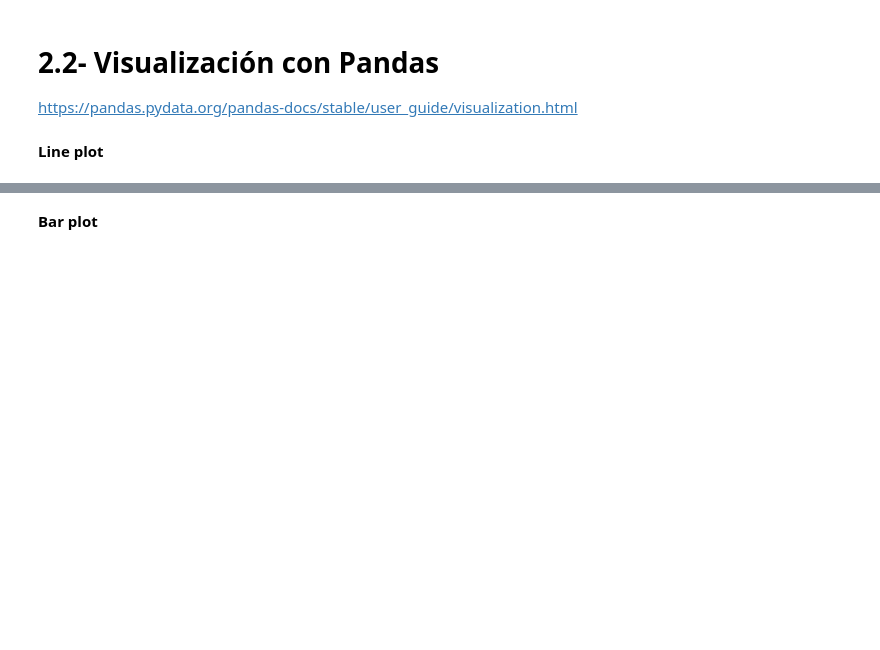
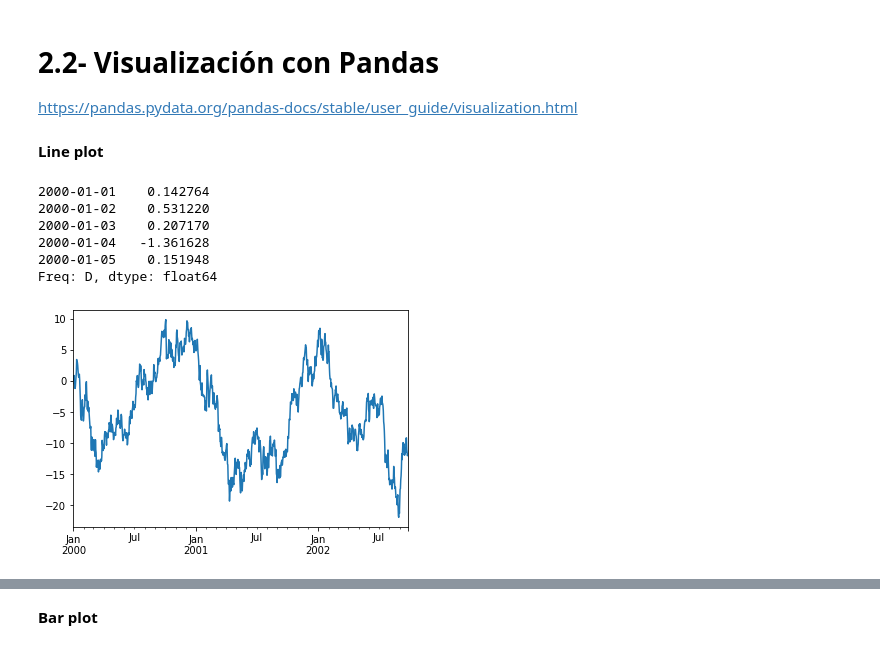
Before and after one commit to Ironhack-Data-Madrid-Abril-2021/Material_Clase, a Jupyter notebook: semana_4/2.2 - Visualizacion con Pandas.ipynb, the cells around one changed output, grey strips where cells are left out. Drawn from its saved outputs; the diff is of its cells as text; code cells hidden in the pictures; blank space fills up the shorter version.

```diff
--- a/semana_4/2.2 - Visualizacion con Pandas.ipynb
+++ b/semana_4/2.2 - Visualizacion con Pandas.ipynb
@@ -5,2 +14,18 @@ https://pandas.pydata.org/pandas-docs/stable/user_guide/visualization.html
 # %% [markdown]
 **Line plot**
+# %%
+df=pd.Series(np.random.randn(1000), index=pd.date_range('1/1/2000', periods=1000))
+
+display(df.head())
+
+df=df.cumsum()
+
+df.plot();
+# %% [output]
+2000-01-01    0.142764
+2000-01-02    0.531220
+2000-01-03    0.207170
+2000-01-04   -1.361628
+2000-01-05    0.151948
+Freq: D, dtype: float64
+[figure, added]
```
Also changed, not shown: parts of 29 cells of this notebook.
